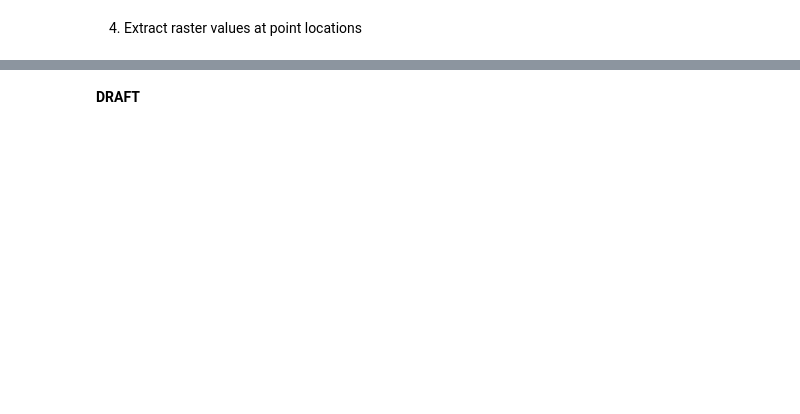
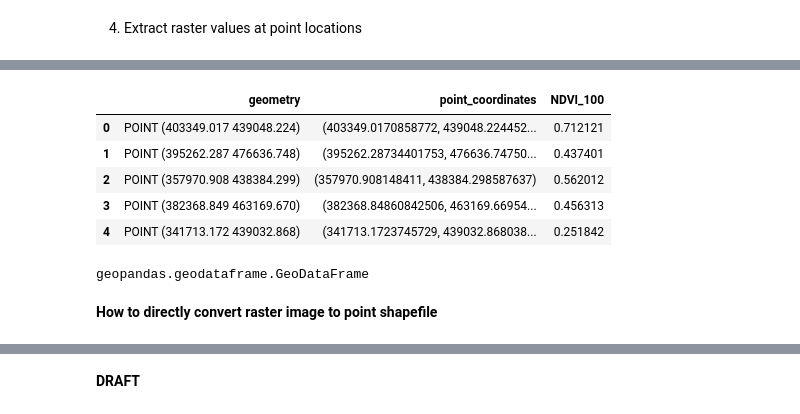
Before and after one commit to alexdelai/NDVI-dimist, a Jupyter notebook: script_greenspace_dataframe.ipynb, the cells around one changed output, grey strips where cells are left out. Drawn from its saved outputs; the diff is of its cells as text; code cells hidden in the pictures; blank space fills up the shorter version.

```diff
--- a/script_greenspace_dataframe.ipynb
+++ b/script_greenspace_dataframe.ipynb
@@ -89,0 +108,10 @@ rasterio.io.DatasetWriter
+# %%
+# function to generate random point coordinates within raster bounds
+def generate_random(number, polygon):
+    points = []
+    minx, miny, maxx, maxy = polygon.bounds
+    while len(points) < number:
+        pnt = Point(random.uniform(minx, maxx), random.uniform(miny, maxy))
+        if polygon.contains(pnt):
+            points.append(pnt)
+    return points
@@ -89,0 +124,6 @@ rasterio.io.DatasetWriter
+# %%
+# convert list of point geometries to geodataframe
+df = pd.DataFrame(ndvi_100_sample, columns=['geometry'])
+gdf = gpd.GeoDataFrame(df, geometry='geometry', crs = 'epsg:27700')
+#type(gdf)
+gdf.head()
@@ -89,0 +137,11 @@ rasterio.io.DatasetWriter
+# %%
+# extract point coordinates from point geometry
+point_coords = []
+for index, row in gdf.iterrows():
+     for pt in list(row['geometry'].coords):
+        point_coords.append(pt)
+#print(point_coords)
+
+# add point coordinates to geodataframe
+gdf['point_coordinates'] = point_coords
+gdf.head()
@@ -89,0 +155,21 @@ rasterio.io.DatasetWriter
+# %%
+# open the raster and store metadata
+src = rasterio.open("thesis_project/output/ndvi_output_100.tif")
+
+# sample the raster at every point location and store values in DataFrame
+gdf['NDVI_100'] = [x[0] for x in src.sample(gdf.point_coordinates)]
+gdf.head()
+# %% [output]
+|  | geometry | point_coordinates | NDVI_100 |
+| 0 | POINT (403349.017 439048.224) | (403349.0170858772, 439048.224452... | 0.712121 |
+| 1 | POINT (395262.287 476636.748) | (395262.28734401753, 476636.74750... | 0.437401 |
+| 2 | POINT (357970.908 438384.299) | (357970.908148411, 438384.298587637) | 0.562012 |
+| 3 | POINT (382368.849 463169.670) | (382368.84860842506, 463169.66954... | 0.456313 |
+| 4 | POINT (341713.172 439032.868) | (341713.1723745729, 439032.868038... | 0.251842 |
+# %%
+# type of dataframe
+type(gdf)
+# %% [output]
+geopandas.geodataframe.GeoDataFrame
+# %% [markdown]
+**How to directly convert raster image to point shapefile**
```
Also changed, not shown: parts of 36 cells of this notebook.
